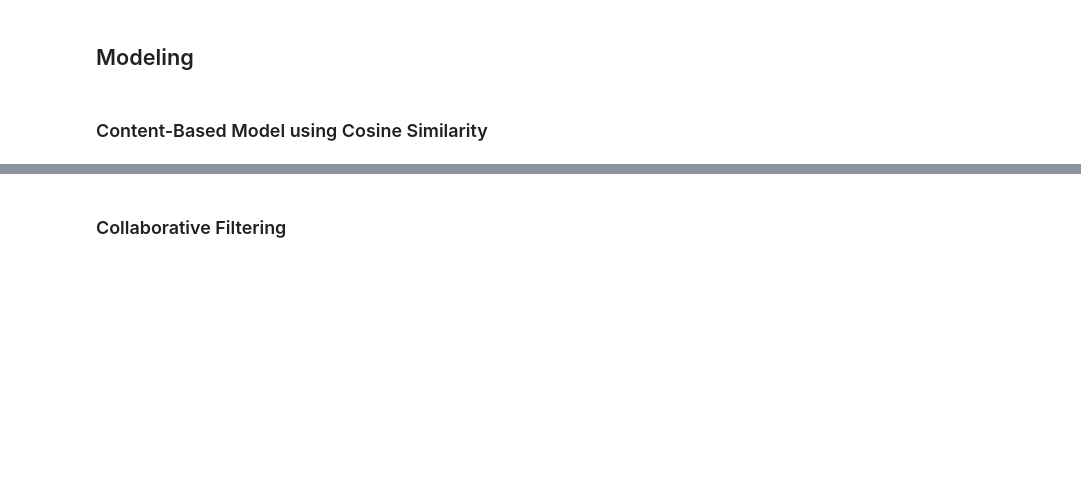
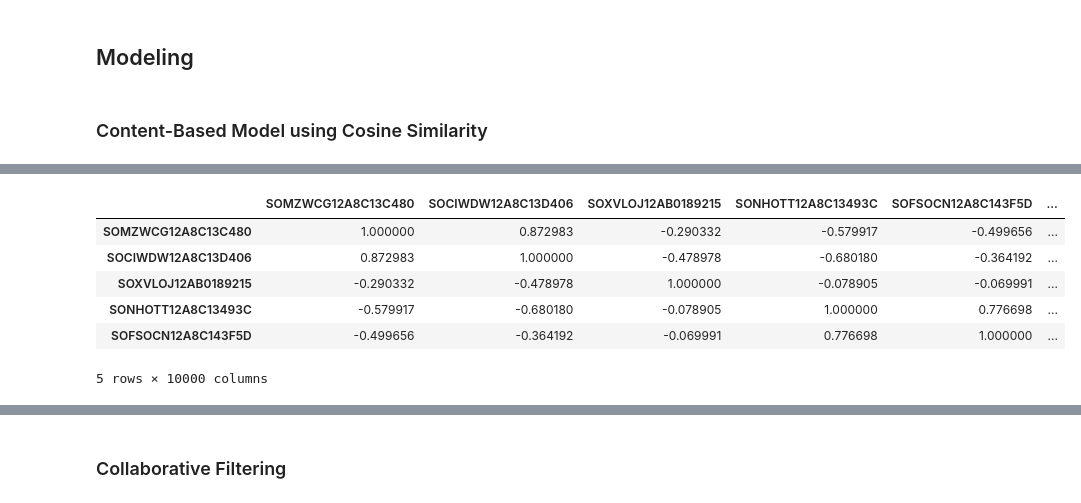
Before and after one commit to jamesleemeredith/Enhancing-Spotifys-Recommendation-System-with-Context-Specific-Music-Recommendations, a Jupyter notebook: index.ipynb, the cells around one changed output, grey strips where cells are left out. Drawn from its saved outputs; the diff is of its cells as text; code cells hidden in the pictures; blank space fills up the shorter version.

Commit message:
Adds content based model to the recommender system

```diff
--- a/index.ipynb
+++ b/index.ipynb
@@ -318,7 +317,0 @@ features = ['mode', 'time_signature', 'tempo', 'loudness']
-# %%
-scaler = StandardScaler()
-df_test_scaled = scaler.fit_transform(df_test[features])
-# %%
-cosine_sim = cosine_similarity(df_test_scaled)
-# %%
-similarity_matrix = pd.DataFrame(cosine_sim, index=df['song_id'], columns=df['song_id'])
@@ -346,0 +321,26 @@ similarity_matrix.head(20)
+# %%
+# Creates a function to compute the similarity matrix based on the selected features
+def compute_similarity_matrix(df, features):
+    # Scales the features
+    scaler = StandardScaler()
+    # Computes the cosine similarity matrix
+    df_scaled = scaler.fit_transform(df[features])
+    # Computes the cosine similarity matrix
+    cosine_sim = cosine_similarity(df_scaled)
+    # Converts the cosine similarity matrix to a dataframe
+    similarity_matrix = pd.DataFrame(cosine_sim, index=df.index, columns=df.index)
+    # Returns the similarity matrix
+    return similarity_matrix
+# %%
+# Computes the similarity matrix
+similarity_matrix = compute_similarity_matrix(df, features)
+# Displays the similarity matrix
+similarity_matrix.head()
+# %% [output]
+|  | SOMZWCG12A8C13C480 | SOCIWDW12A8C13D406 | SOXVLOJ12AB0189215 | SONHOTT12A8C13493C | SOFSOCN12A8C143F5D | ... |
+| SOMZWCG12A8C13C480 | 1.000000 | 0.872983 | -0.290332 | -0.579917 | -0.499656 | ... |
+| SOCIWDW12A8C13D406 | 0.872983 | 1.000000 | -0.478978 | -0.680180 | -0.364192 | ... |
+| SOXVLOJ12AB0189215 | -0.290332 | -0.478978 | 1.000000 | -0.078905 | -0.069991 | ... |
+| SONHOTT12A8C13493C | -0.579917 | -0.680180 | -0.078905 | 1.000000 | 0.776698 | ... |
+| SOFSOCN12A8C143F5D | -0.499656 | -0.364192 | -0.069991 | 0.776698 | 1.000000 | ... |
+5 rows × 10000 columns
```
Also changed, not shown: parts of 13 cells of this notebook.
